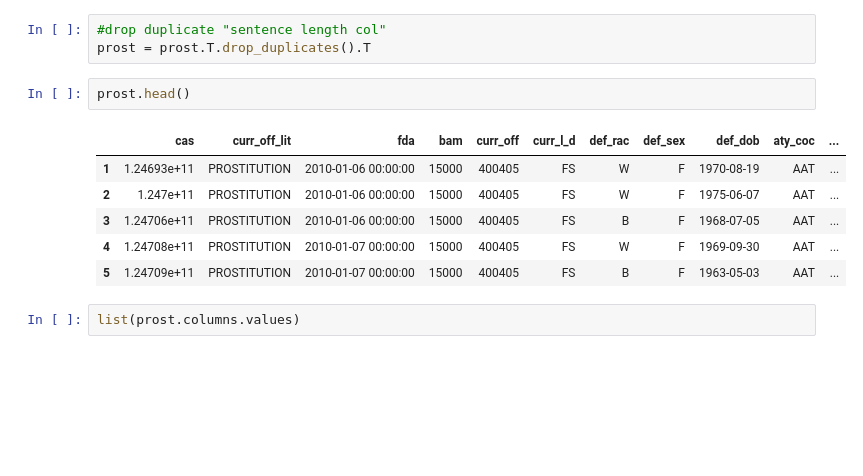
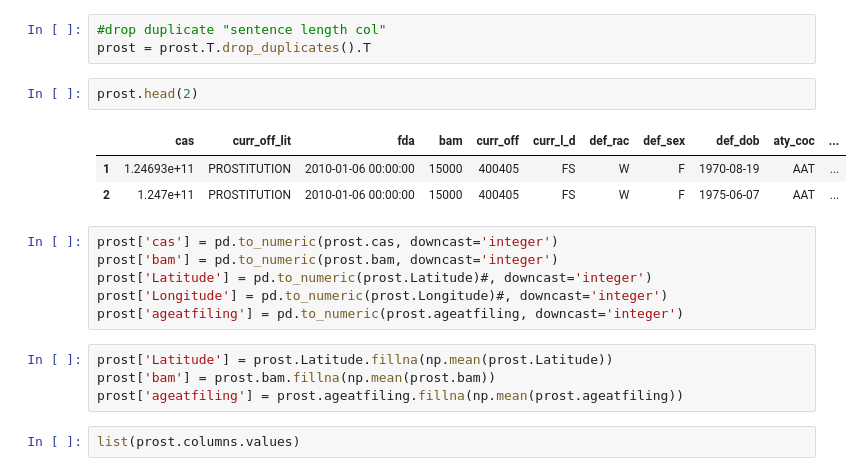
Before and after one commit to circushaase/harriscriminalcourt, a Jupyter notebook: Prostitution.ipynb, the cells around one changed output. Saved outputs shown, nothing was run; the diff lists cells and outputs as text; blank space fills up the shorter version.

```diff
--- a/Prostitution.ipynb
+++ b/Prostitution.ipynb
@@ -24,14 +24,21 @@ prost['disptdayofweek'] = prost.dispdt.dt.dayofweek
 #drop duplicate "sentence length col"
 prost = prost.T.drop_duplicates().T
 # %%
-prost.head()
+prost.head(2)
 # %% [output]
 |  | cas | curr_off_lit | fda | bam | curr_off | curr_l_d | def_rac | def_sex | def_dob | aty_coc | ... |
 | 1 | 1.24693e+11 | PROSTITUTION | 2010-01-06 00:00:00 | 15000 | 400405 | FS | W | F | 1970-08-19 | AAT | ... |
 | 2 | 1.247e+11 | PROSTITUTION | 2010-01-06 00:00:00 | 15000 | 400405 | FS | W | F | 1975-06-07 | AAT | ... |
-| 3 | 1.24706e+11 | PROSTITUTION | 2010-01-06 00:00:00 | 15000 | 400405 | FS | B | F | 1968-07-05 | AAT | ... |
-| 4 | 1.24708e+11 | PROSTITUTION | 2010-01-07 00:00:00 | 15000 | 400405 | FS | W | F | 1969-09-30 | AAT | ... |
-| 5 | 1.24709e+11 | PROSTITUTION | 2010-01-07 00:00:00 | 15000 | 400405 | FS | B | F | 1963-05-03 | AAT | ... |
+# %%
+prost['cas'] = pd.to_numeric(prost.cas, downcast='integer')
+prost['bam'] = pd.to_numeric(prost.bam, downcast='integer')
+prost['Latitude'] = pd.to_numeric(prost.Latitude)#, downcast='integer')
+prost['Longitude'] = pd.to_numeric(prost.Longitude)#, downcast='integer')
+prost['ageatfiling'] = pd.to_numeric(prost.ageatfiling, downcast='integer')
+# %%
+prost['Latitude'] = prost.Latitude.fillna(np.mean(prost.Latitude))
+prost['bam'] = prost.bam.fillna(np.mean(prost.bam))
+prost['ageatfiling'] = prost.ageatfiling.fillna(np.mean(prost.ageatfiling))
 # %%
 list(prost.columns.values)
 # %% [output]
```
Also changed, not shown: parts of 22 cells of this notebook, 1 other file.
